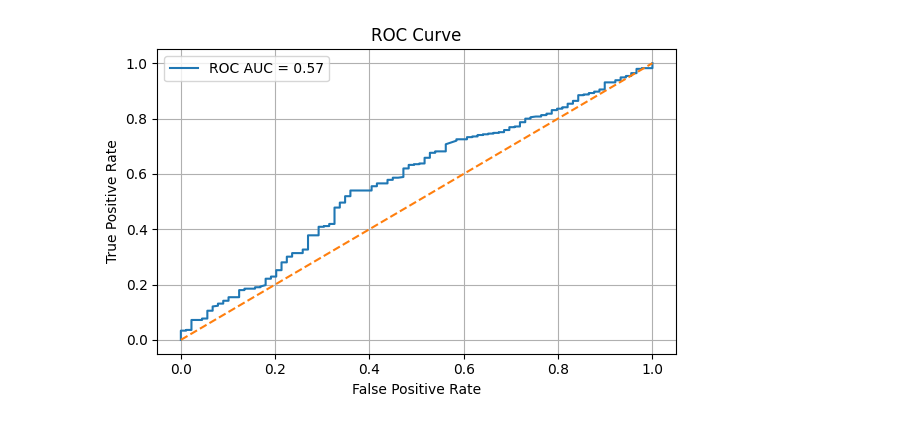
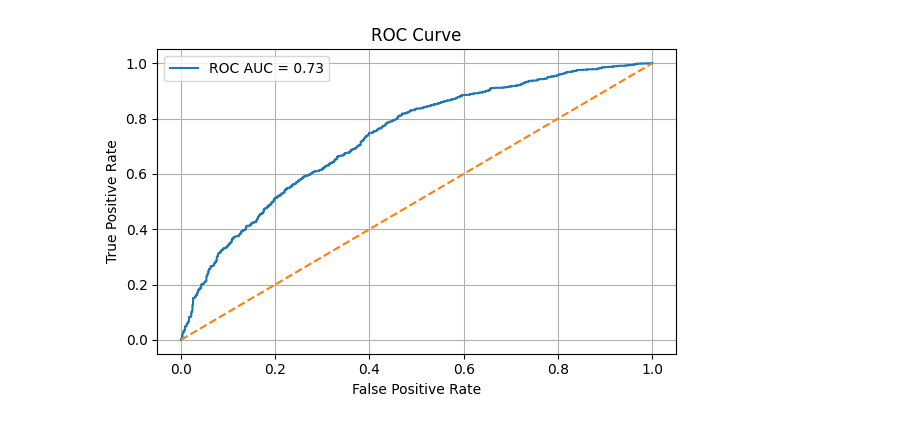
Before and after one commit to ManuelOtt-code/Project-DC, a Jupyter notebook: LogReg.ipynb, the cells around one changed output. Saved outputs shown, nothing was run; the diff lists cells and outputs as text; code cells hidden in the pictures.

```diff
--- a/LogReg.ipynb
+++ b/LogReg.ipynb
@@ -2,0 +60,15 @@
+# %%
+# Define cross-validation strategy
+cv = StratifiedKFold(n_splits=5, shuffle=True, random_state=42)
+
+# Run grid search
+random_search = RandomizedSearchCV(pipeline, param_grid, cv=cv, scoring='accuracy', n_jobs=-1)
+random_search.fit(X_train, y_train)
+
+# Output best model and parameters
+print("Best random parameters:", random_search.best_params_)
+print("Best cross-validation accuracy:", random_search.best_score_)
+
+# Use the best model to predict
+best_model = random_search.best_estimator_
+y_pred = best_model.predict(X_test)
@@ -3,53 +86,18 @@
 # %%
-import pandas as pd
-import numpy as np
-from sklearn.linear_model import LogisticRegression
-from sklearn.metrics import (
-    accuracy_score, precision_score, recall_score,
-    f1_score, roc_auc_score, confusion_matrix, roc_curve
-)
-from sklearn.preprocessing import StandardScaler
-from sklearn.feature_selection import SelectKBest, mutual_info_classif
-import matplotlib.pyplot as plt
-
-# Load data
-train_df = pd.read_csv("train_mordred_phenol_scaled_reduced.csv")
-test_df = pd.read_csv("test_mordred_phenol_scaled_reduced.csv")
-
-# Separate features and labels
-X_train = train_df.drop(columns=["active", "Unnamed: 0"], errors="ignore")
-y_train = train_df["active"]
-X_test = test_df.drop(columns=["active", "Unnamed: 0"], errors="ignore")
-y_test = test_df["active"]
-
-# Align and drop missing
-shared_cols = X_train.columns.intersection(X_test.columns)
-X_train = X_train[shared_cols].dropna(axis=1)
-X_test = X_test[X_train.columns].dropna(axis=1)
-
-# Select top 7 features using mutual information
-selector = SelectKBest(score_func=mutual_info_classif, k=7)
-X_train_selected = selector.fit_transform(X_train, y_train)
-X_test_selected = selector.transform(X_test)
-
-# Train logistic regression
-model = LogisticRegression(class_weight="balanced", solver="liblinear", random_state=42)
-model.fit(X_train_selected, y_train)
-
 # Evaluate
-y_pred = model.predict(X_test_selected)
-y_proba = model.predict_proba(X_test_selected)[:, 1]
+y_pred = best_model.predict(X_test)
+y_proba = best_model.predict_proba(X_test)[:, 1]
 # Plot ROC Curve
 fpr, tpr, _ = roc_curve(y_test, y_proba)
 plt.figure(figsize=(6, 4))
 plt.plot(fpr, tpr, label=f'ROC AUC = {roc_auc_score(y_test, y_proba):.2f}')
 plt.plot([0, 1], [0, 1], linestyle='--')
 plt.xlabel("False Positive Rate")
 plt.ylabel("True Positive Rate")
 plt.title("ROC Curve")
 plt.legend()
 plt.grid(True)
 plt.tight_layout()
 plt.show()
 # %% [output]
-[figure, old version]
+[figure, new version]
```
Also changed, not shown: parts of 5 cells of this notebook.
